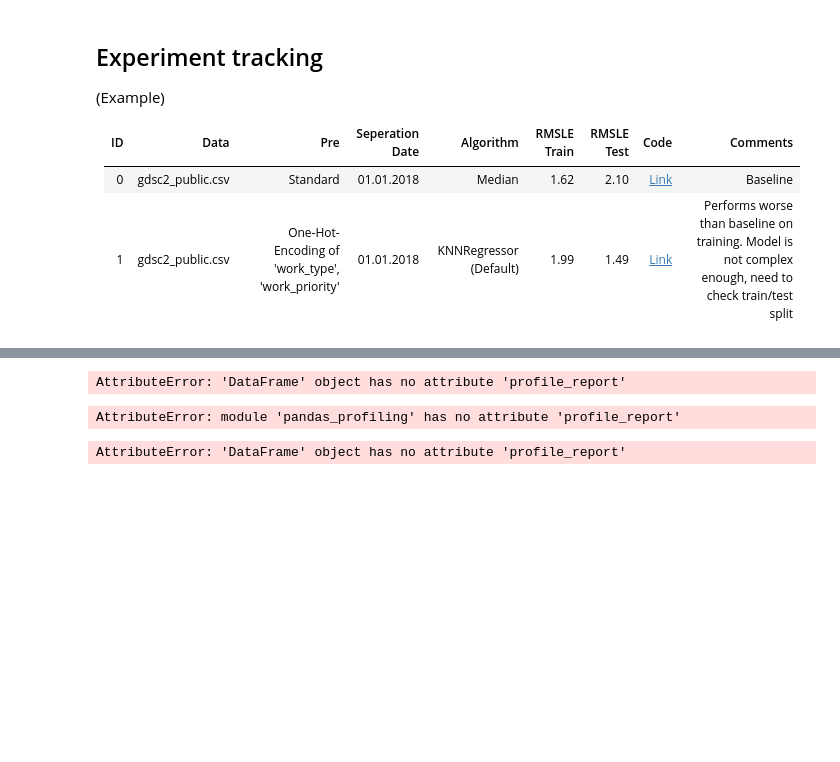
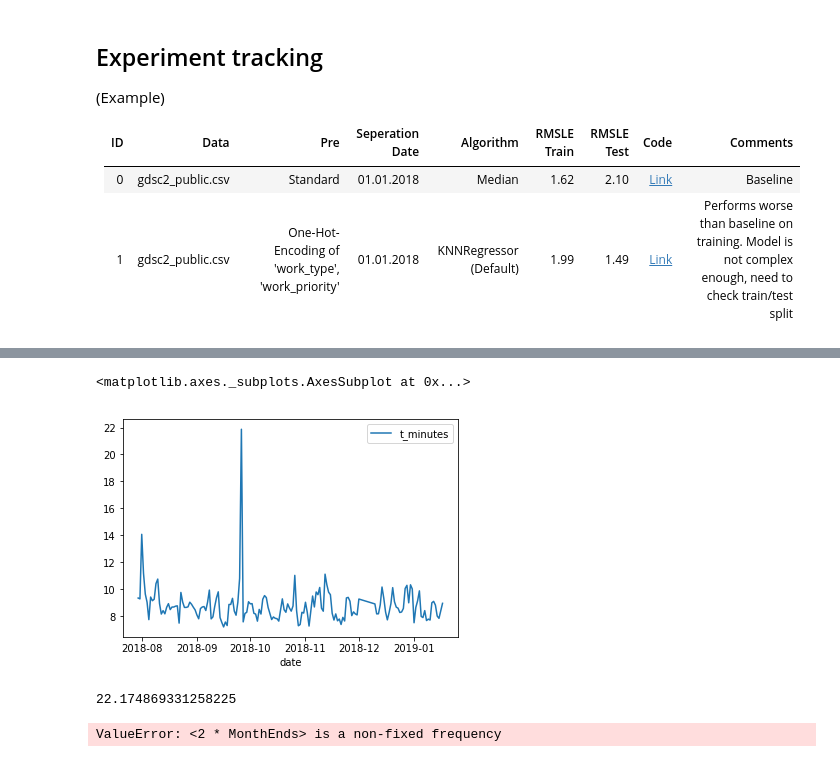
Before and after one commit to ZiggerZZ/taxitime, a Jupyter notebook: Experiments.ipynb, the cells around one changed output, grey strips where cells are left out. Saved outputs shown, nothing was run; the diff lists cells and outputs as text; code cells hidden in the pictures; blank space fills up the shorter version.

```diff
--- a/Experiments.ipynb
+++ b/Experiments.ipynb
@@ -40,16 +62,23 @@ df.head()
-# %%
-df.profile_report(style={'full_width':True})
-# %% [output]
-AttributeError: 'DataFrame' object has no attribute 'profile_report'
-# %%
-pp.profile_report(df)
-# %% [output]
-AttributeError: module 'pandas_profiling' has no attribute 'profile_report'
-# %%
-df = pd.DataFrame(
-    np.random.rand(100, 5),
-    columns=['a', 'b', 'c', 'd', 'e']
-)
-df.profile_report(style={'full_width':True})
-# %% [output]
-AttributeError: 'DataFrame' object has no attribute 'profile_report'
+# %%
+def split_date_time(dt):
+    date, time = dt.split()
+    month, day, year = date.split('/')
+    hour, minute = time.split(':')
+    return pd.Timestamp(year=int(year), month=int(month), day=int(day), hour=int(hour), minute=int(minute))
+df['landing_time'] = df.aldt.apply(split_date_time)
+df['block_time'] = df.aibt.apply(split_date_time)
+#df['calculated_time'] = df.cibt.apply(split_date_time)
+#df['estimated_time'] = df.eibt.apply(split_date_time)
+df = df.drop(['aldt','aibt'], axis=1) # ,'cibt','eibt'
+df['t'] = df['block_time'] - df['landing_time']
+df['t_minutes'] = df['t'].apply(lambda x: x.seconds/60)
+# %%
+df = df[df.t_minutes < 200]
+# %%
+df['date'] = df.landing_time.dt.date
+# %%
+df['date'] = df.landing_time.dt.date
+df.groupby('date').mean().plot()
+# %% [output]
+<matplotlib.axes._subplots.AxesSubplot at 0x...>
+[figure, added]
@@ -55,0 +87,4 @@ AttributeError: 'DataFrame' object has no attribute 'profile_report'
+# %%
+((df.t_minutes - df.t_minutes.mean()) ** 2).mean()
+# %% [output]
+22.174869331258225
@@ -55,0 +95,4 @@ AttributeError: 'DataFrame' object has no attribute 'profile_report'
+# %%
+df.rolling('2m').mean()
+# %% [output]
+ValueError: <2 * MonthEnds> is a non-fixed frequency
```
Also changed, not shown: parts of 8 cells of this notebook, 7 other files.
